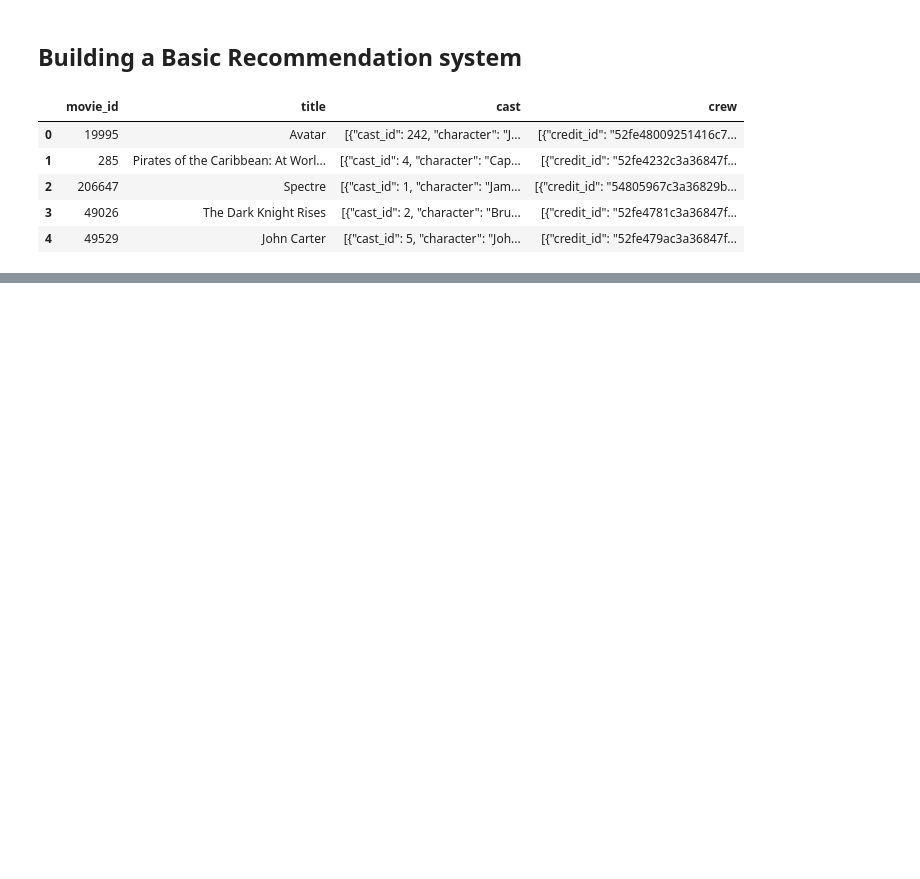
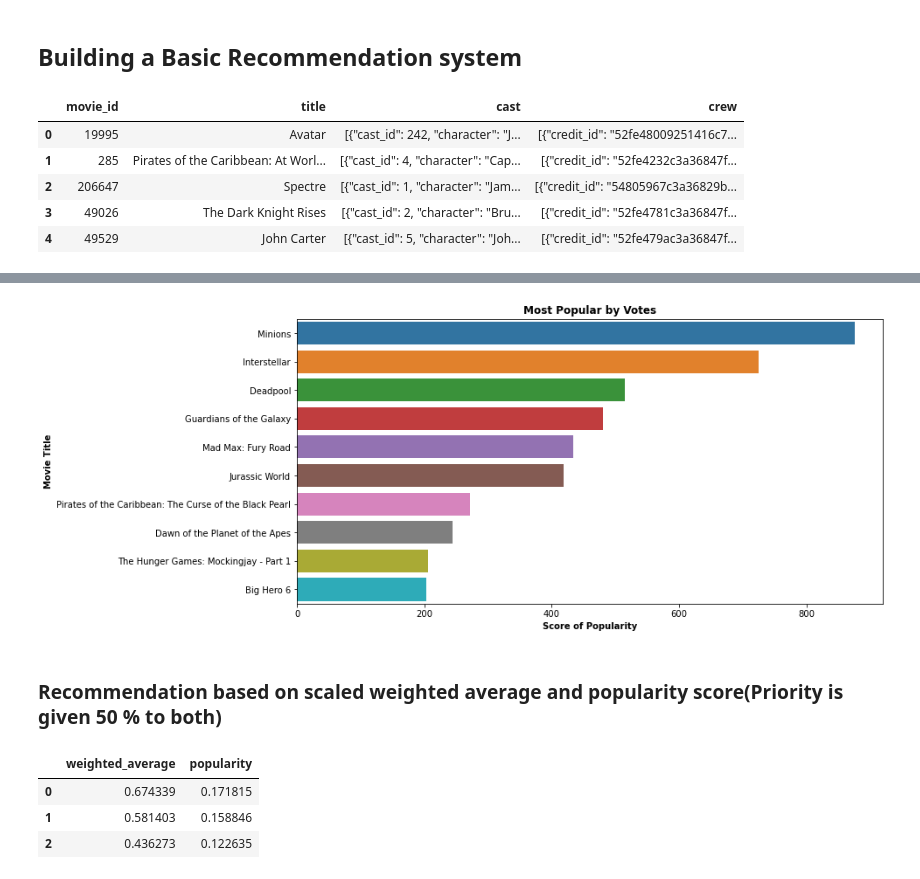
Before and after one commit to lkarjun/Recommend_system, a Jupyter notebook: 1 Weighted_hybrid_technique.ipynb, the cells around one changed output, grey strips where cells are left out. Cells and saved outputs as stored; diff of their text form; code cells hidden in the pictures; blank space fills up the shorter version.

```diff
--- a/1 Weighted_hybrid_technique.ipynb
+++ b/1 Weighted_hybrid_technique.ipynb
@@ -26,0 +129,2 @@ movies_df.head()
+# %%
+popularity = movie_sorted_ranking.sort_values('popularity', ascending=False)
@@ -26,0 +145,13 @@ movies_df.head()
+# %%
+plt.figure(figsize=(12, 6))
+
+ax = sns.barplot(x=popularity['popularity'].head(10), y=popularity['original_title'].head(10), data=popularity)
+
+plt.title('Most Popular by Votes', weight='bold')
+plt.xlabel('Score of Popularity', weight='bold')
+plt.ylabel('Movie Title', weight='bold')
+plt.savefig('best_popular_movies.png')
+# %% [output]
+[figure, added]
+# %% [markdown]
+### Recommendation based on scaled weighted average and popularity score(Priority is given 50 % to both)
@@ -26,0 +160,13 @@ movies_df.head()
+# %%
+scaling = MinMaxScaler()
+
+movie_scaled_df = scaling.fit_transform(movies_clean_df[['weighted_average', 'popularity']])
+
+movie_normalized_df = pd.DataFrame(movie_scaled_df, columns=['weighted_average', 'popularity'])
+
+movie_normalized_df.head(3)
+# %% [output]
+|  | weighted_average | popularity |
+| 0 | 0.674339 | 0.171815 |
+| 1 | 0.581403 | 0.158846 |
+| 2 | 0.436273 | 0.122635 |
```
Also changed, not shown: parts of 24 cells of this notebook.
